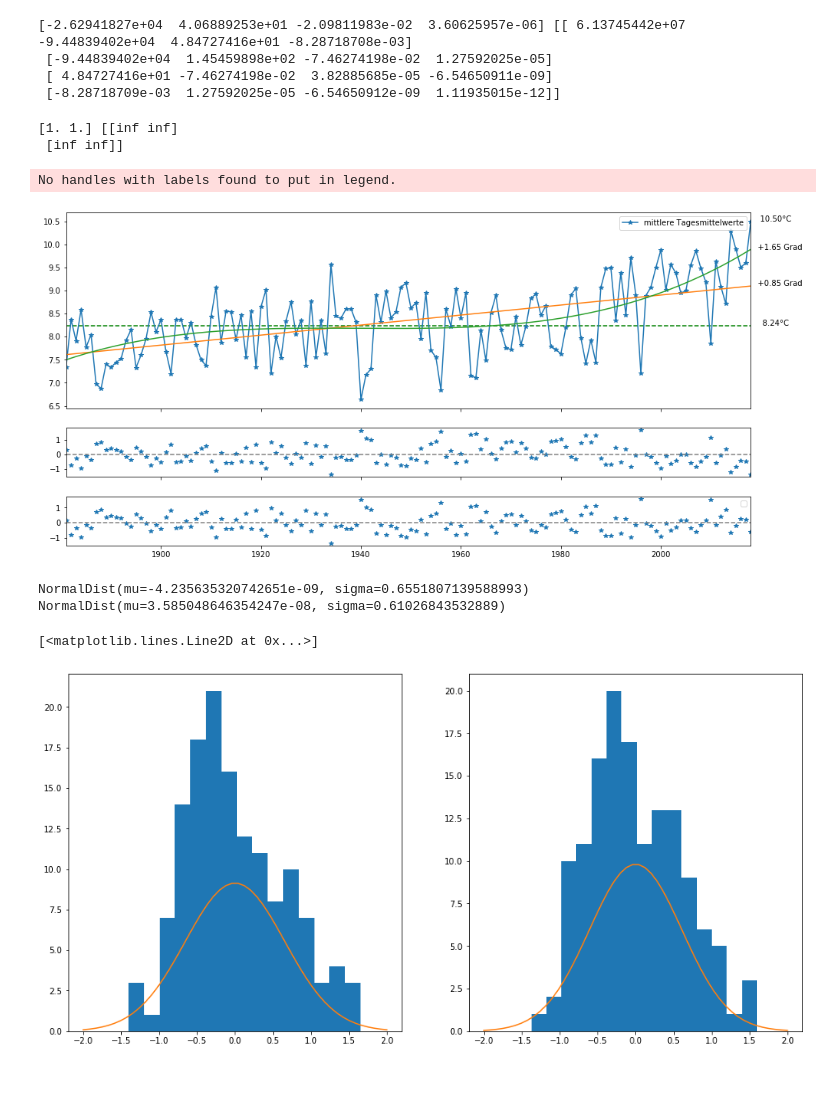
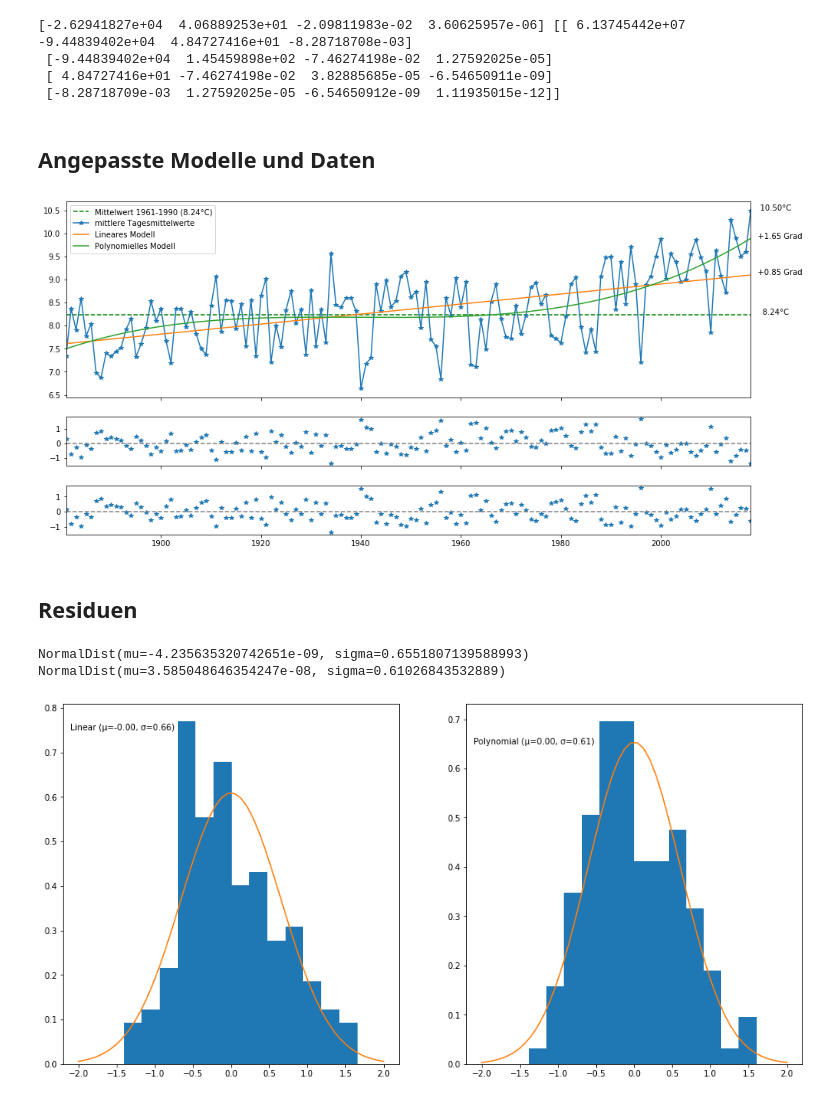
Before and after one commit to s4f-landau/material, a Jupyter notebook: analyses/trend-data-uba/trend-data-uba.ipynb, the cells around one changed output. Saved outputs shown, nothing was run; the diff lists cells and outputs as text; code cells hidden in the pictures.

Commit message:
Residuen

```diff
--- a/analyses/trend-data-uba/trend-data-uba.ipynb
+++ b/analyses/trend-data-uba/trend-data-uba.ipynb
@@ -90,9 +82,5 @@ def exp(x, a, b):
-# %%
-p_exp, cov = opt.curve_fit(exp, df.index, df["mittlere Tagesmittelwerte"].values)
-print(p_exp, cov)
-# %% [output]
-[1. 1.] [[inf inf]
- [inf inf]]
+# %% [markdown]
+## Angepasste Modelle und Daten
 # %%
 fig, (ax1, ax2, ax3) = plt.subplots(nrows=3, figsize=(16,8), sharex=True, gridspec_kw={'height_ratios': [4, 1, 1]})
 
@@ -116,6 +104,8 @@ ax1.annotate(s=f"{diff_poly:>+8.2f} Grad", xy=(x[-1], poly3(x[-1], *p_poly)))
 t_end = df["mittlere Tagesmittelwerte"].values[-1]
 ax1.annotate(s=f"{t_end:>9.2f}°C", xy=(x[-1], t_end))
 
+ax1.legend();
+
 ax2.plot(x, residuals_linear, marker="*", linestyle="")
 ax2.axhline(0, color="gray", linestyle="--")
 
@@ -124,12 +114,11 @@ ax3.axhline(0, color="gray", linestyle="--")
 
 ax1.set_xlim(left=x[0], right=x[-1])
 
-plt.legend();
-
 plt.savefig("trend-data-uba.png")
 # %% [output]
-No handles with labels found to put in legend.
-[figure, old version]
+[figure, new version]
+# %% [markdown]
+## Residuen
 # %%
 d_linear = statistics.NormalDist.from_samples(residuals_linear)
 d_poly = statistics.NormalDist.from_samples(residuals_poly)
@@ -141,15 +130,18 @@ NormalDist(mu=3.585048646354247e-08, sigma=0.61026843532889)
 # %%
 fig, (ax1, ax2) = plt.subplots(ncols=2, figsize=(16,8))
 
 x_range = np.linspace(-2, +2)
 
-nbins = 15
+nbins = 13
 
-ax1.hist(residuals_linear, bins=nbins)
-ax1.plot(x_range, stats.norm.pdf(x_range, loc=d_linear.mean, scale=d_linear.stdev) * nbins)
+ax1.hist(residuals_linear, bins=nbins, density=True)
+ax1.plot(x_range, stats.norm.pdf(x_range, loc=d_linear.mean, scale=d_linear.stdev))
+ax1.annotate(s=f"Linear (µ={d_linear.mean:.2f}, σ={d_linear.stdev:.2f})", xy=(-2.1,0.75))
 
-ax2.hist(residuals_poly, bins=nbins)
-ax2.plot(x_range, stats.norm.pdf(x_range, loc=d_poly.mean, scale=d_poly.stdev) * nbins)
+ax2.hist(residuals_poly, bins=nbins, density=True)
+ax2.plot(x_range, stats.norm.pdf(x_range, loc=d_poly.mean, scale=d_poly.stdev))
+ax2.annotate(s=f"Polynomial (µ={d_poly.mean:.2f}, σ={d_poly.stdev:.2f})", xy=(-2.1,0.65))
+
+plt.savefig("trend-data-uba-residuen.png")
 # %% [output]
-[<matplotlib.lines.Line2D at 0x...>]
-[figure, old version]
+[figure, new version]
```
Also changed, not shown: parts of 10 cells of this notebook.
